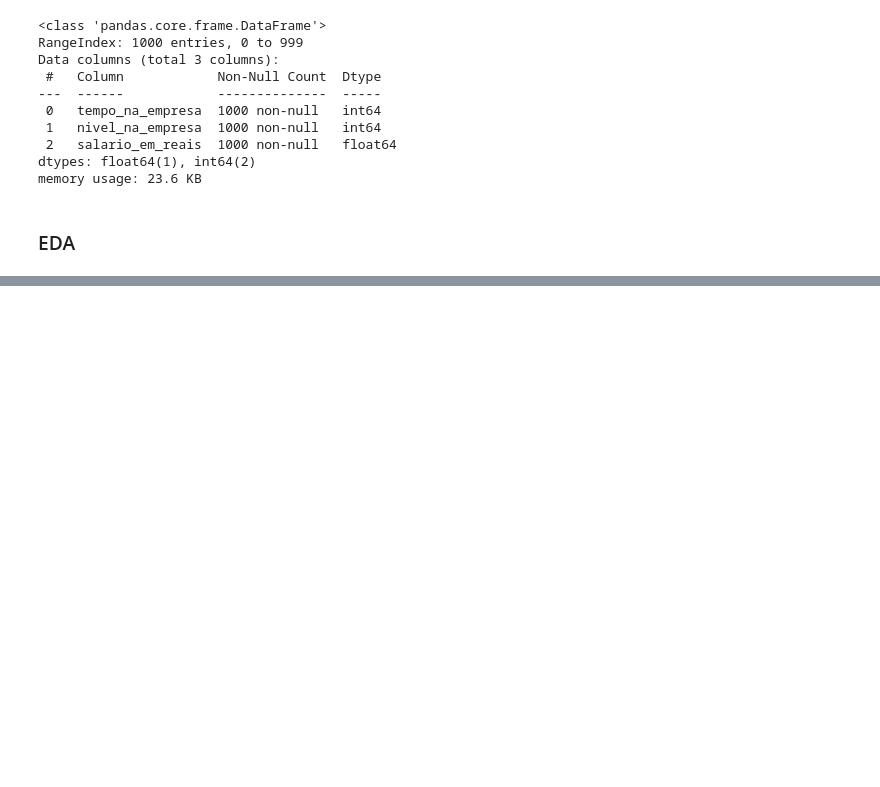
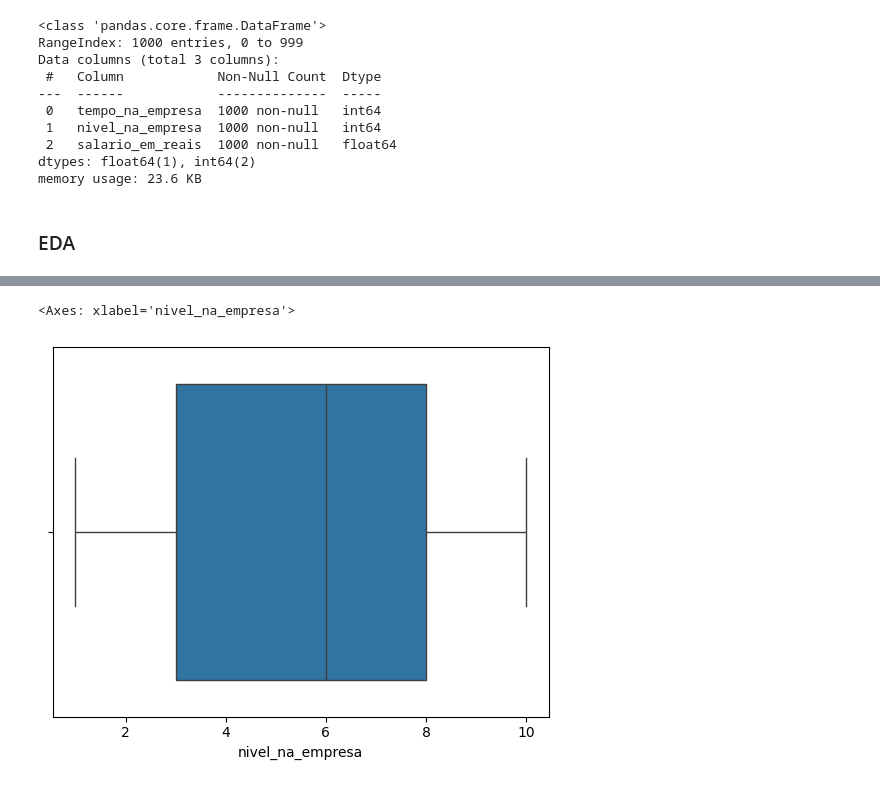
Before and after one commit to LucaPinheiro/modelos_regressao_linear, a Jupyter notebook: modelos/modelo_salario.ipynb, the cells around one changed output, grey strips where cells are left out. Saved outputs shown, nothing was run; the diff lists cells and outputs as text; code cells hidden in the pictures; blank space fills up the shorter version.

```diff
--- a/modelos/modelo_salario.ipynb
+++ b/modelos/modelo_salario.ipynb
@@ -31,0 +67,6 @@ df_salario_bucketing = df_salario.copy()
+# %%
+# Verificar outliers
+sns.boxplot(data=df_salario_eda, x='nivel_na_empresa')
+# %% [output]
+<Axes: xlabel='nivel_na_empresa'>
+[figure, added]
```
Also changed, not shown: parts of 6 cells of this notebook.
